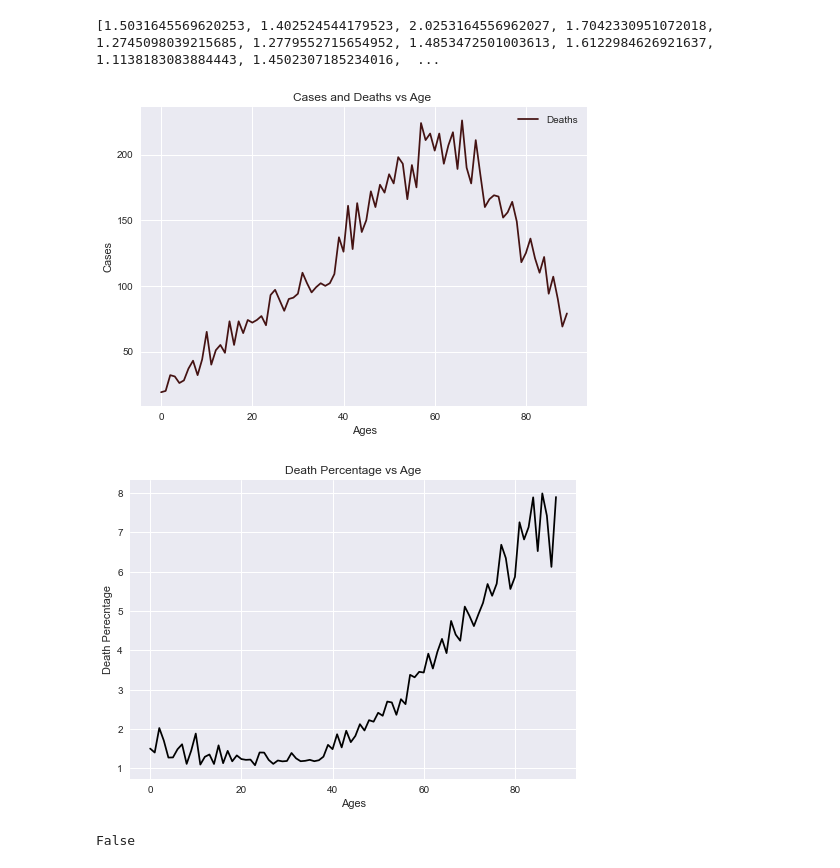
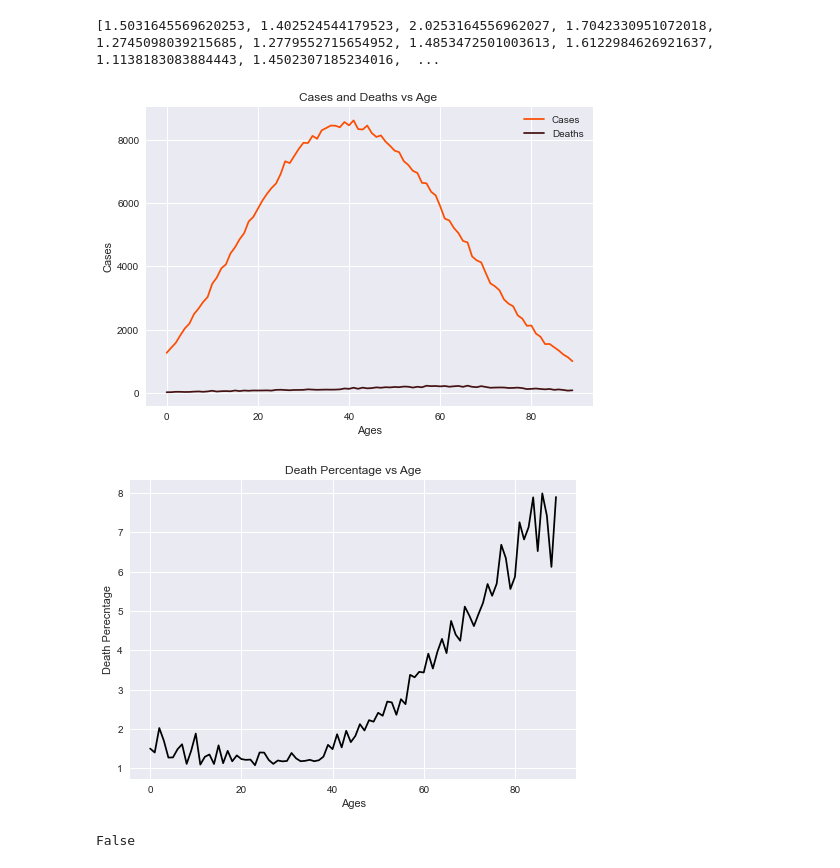
Before and after one commit to North17/Seg-Fault-NPSYPR, a Jupyter notebook: tests.ipynb, the cells around one changed output. Saved outputs shown, nothing was run; the diff lists cells and outputs as text; code cells hidden in the pictures.

```diff
--- a/tests.ipynb
+++ b/tests.ipynb
@@ -5,7 +5,7 @@ from collections import Counter
 
 plt.style.use('seaborn')
 
-covidata = pd.read_csv('COVID_Dataset.csv')
+covidata = pd.read_csv('given_files\COVID_Dataset.csv')
 
 #basic plotting of age vs cases
 
@@ -51,34 +51,34 @@ for e in deathagelist:
 #To plot death percent by age
 
 deathperclist = []
 for i in range(len(agelist)):
     perc = (deathcountlist[i]/agecases[i])*100
     deathperclist.append(perc)
 print(deathperclist)
 
 
 
 
 
 plt.plot(agelist, agecases, color ="#fc4e03", label = "Cases")
 plt.plot(deathagelist, deathcountlist, color ='#451313', label = "Deaths" )
 
 plt.title("Cases and Deaths vs Age ")
 plt.xlabel("Ages")
 plt.ylabel("Cases")
 plt.legend()
 
 plt.show()
 
 plt.plot(agelist, deathperclist, color = 'k', label = 'Death Percentage')
 plt.title("Death Percentage vs Age")
 plt.xlabel("Ages")
 plt.ylabel("Death Perecntage")
 
 plt.show()
 # %% [output]
 [1.5031645569620253, 1.402524544179523, 2.0253164556962027, 1.7042330951072018, 1.2745098039215685, 1.2779552715654952, 1.4853472501003613, 1.6122984626921637, 1.1138183083884443, 1.4502307185234016,  ...
-[figure, old version]
+[figure, new version]
 [figure]
 # %%
 import pandas as pd
```
Also changed, not shown: parts of 2 cells of this notebook.
